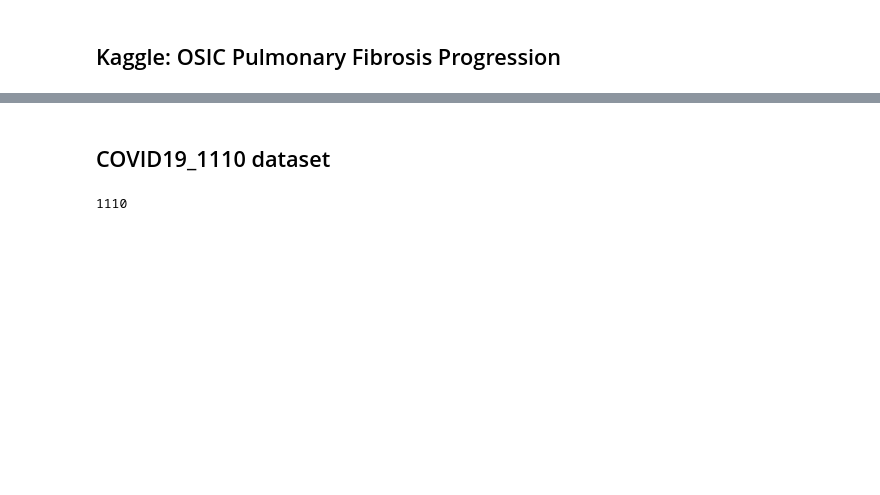
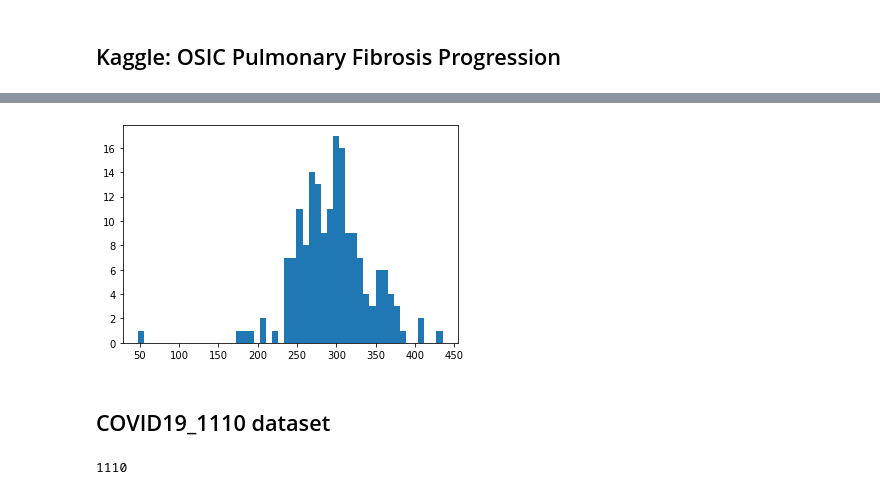
Before and after one commit to CoronaWhy/lunglens, a Jupyter notebook: semi_s_training/2. Store as numpy.ipynb, the cells around one changed output, grey strips where cells are left out. Cells and saved outputs as stored; diff of their text form; code cells hidden in the pictures; blank space fills up the shorter version.

```diff
--- a/semi_s_training/2. Store as numpy.ipynb
+++ b/semi_s_training/2. Store as numpy.ipynb
@@ -26,3 +30,13 @@ itk::ERROR: GDCMImageIO(000002AA9CF504B0): Failed to get the buffer!
+# %%
+all_files = list(dest_dir.glob('*/*.npy'))
+
+scans_folders = [f.parent.name for f in all_files]
+# %%
+scan_sizes = list(Counter(scans_folders).values())
+
+print_hist(np.array(scan_sizes))
+# %% [output]
+[figure, added]
 # %% [markdown]
 ## COVID19_1110 dataset
 # %%
```
Also changed, not shown: parts of 3 cells of this notebook, 2 other files.
